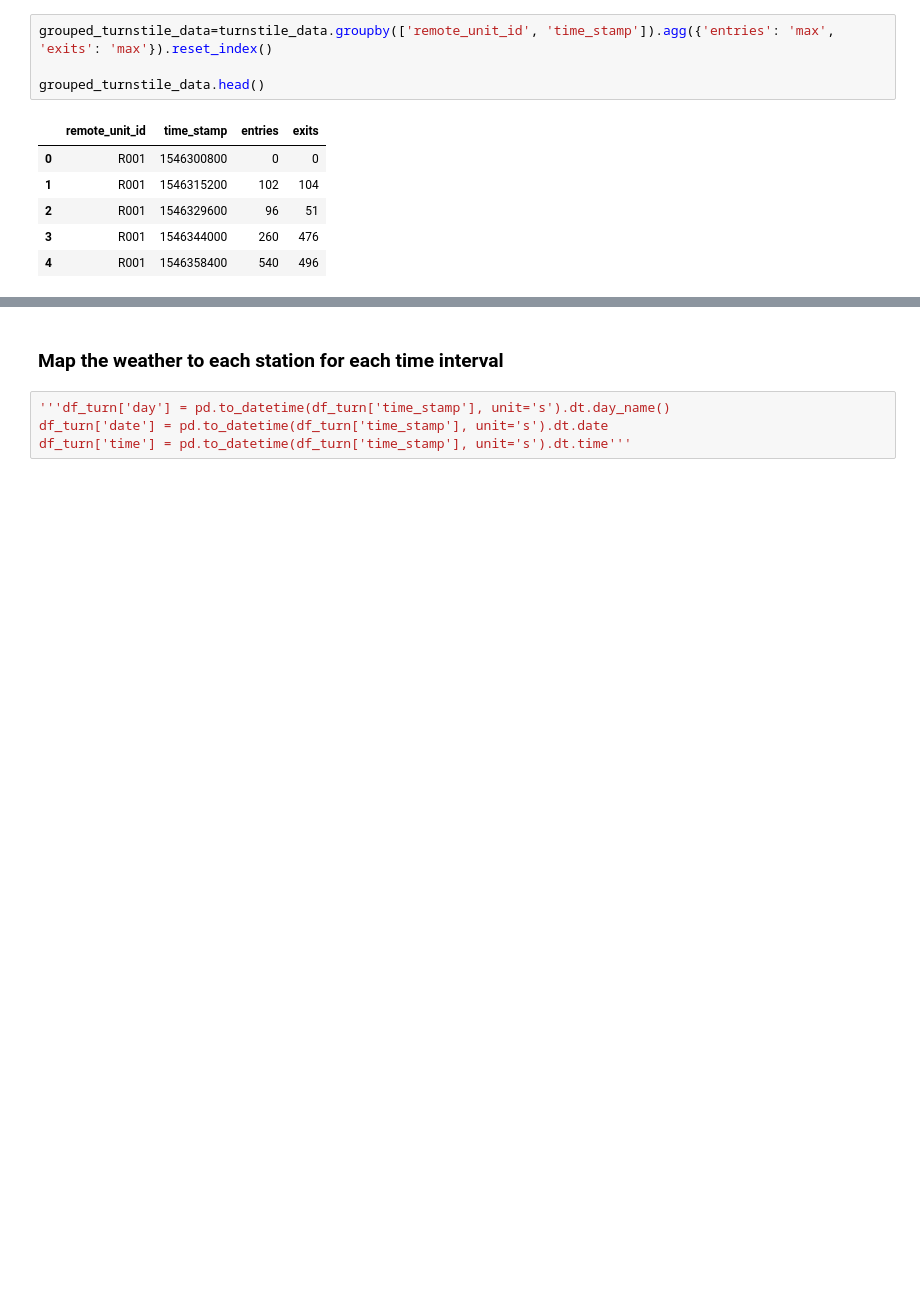
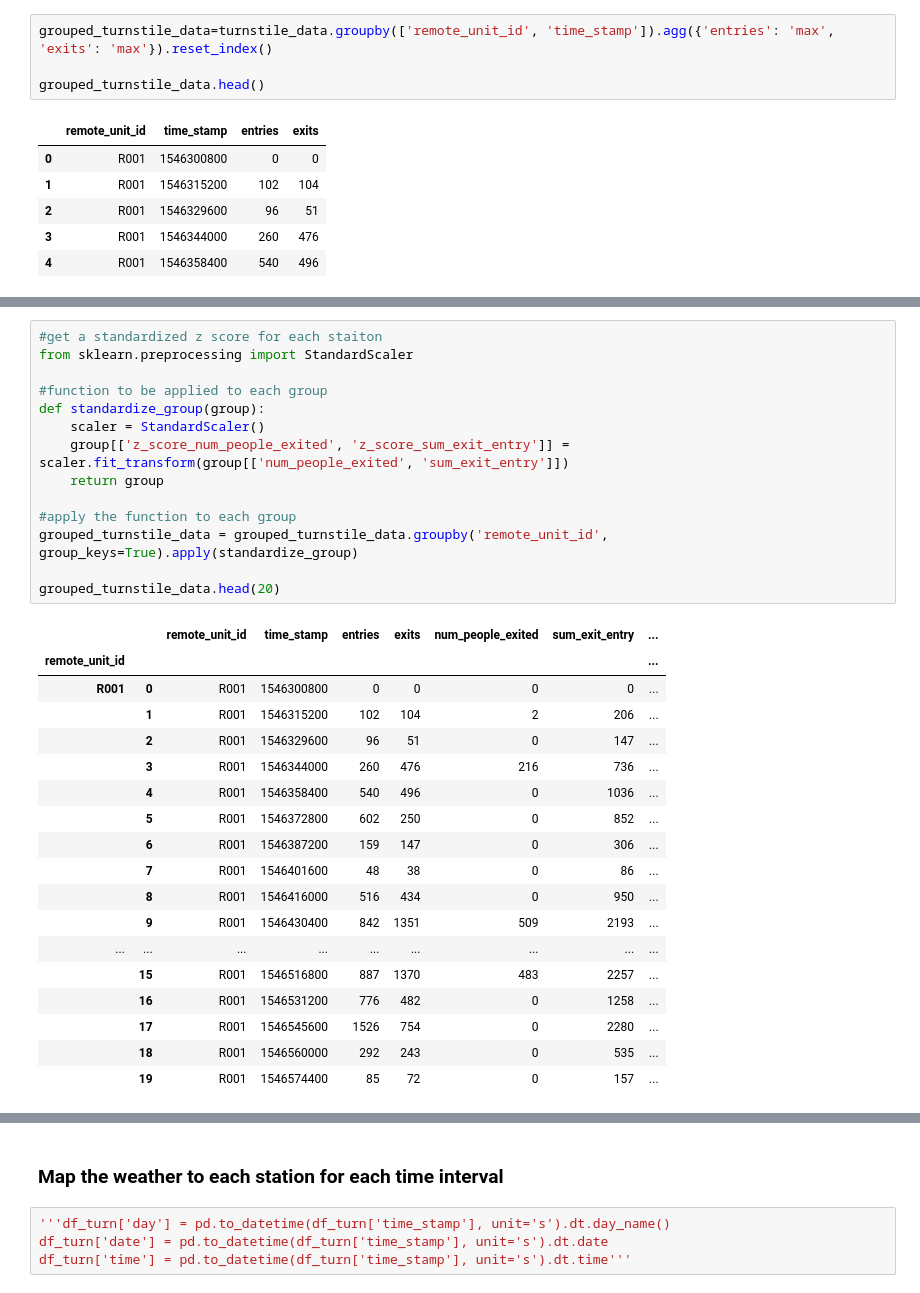
Before and after one commit to Fei117117/NYSeeNow, a Jupyter notebook: NYSeeNow-ML/SubwayData/ml_subway.ipynb, the cells around one changed output, grey strips where cells are left out. Cells and saved outputs as stored; diff of their text form; blank space fills up the shorter version.

```diff
--- a/NYSeeNow-ML/SubwayData/ml_subway.ipynb
+++ b/NYSeeNow-ML/SubwayData/ml_subway.ipynb
@@ -64,0 +66,33 @@ grouped_turnstile_data.head(20)
+# %%
+#get a standardized z score for each staiton
+from sklearn.preprocessing import StandardScaler
+
+#function to be applied to each group
+def standardize_group(group):
+    scaler = StandardScaler()
+    group[['z_score_num_people_exited', 'z_score_sum_exit_entry']] = scaler.fit_transform(group[['num_people_exited', 'sum_exit_entry']])
+    return group
+
+#apply the function to each group
+grouped_turnstile_data = grouped_turnstile_data.groupby('remote_unit_id', group_keys=True).apply(standardize_group)
+
+grouped_turnstile_data.head(20)
+# %% [output]
+|  |  | remote_unit_id | time_stamp | entries | exits | num_people_exited | sum_exit_entry | ... |
+| remote_unit_id |  |  |  |  |  |  |  | ... |
+| R001 | 0 | R001 | 1546300800 | 0 | 0 | 0 | 0 | ... |
+|  | 1 | R001 | 1546315200 | 102 | 104 | 2 | 206 | ... |
+|  | 2 | R001 | 1546329600 | 96 | 51 | 0 | 147 | ... |
+|  | 3 | R001 | 1546344000 | 260 | 476 | 216 | 736 | ... |
+|  | 4 | R001 | 1546358400 | 540 | 496 | 0 | 1036 | ... |
+|  | 5 | R001 | 1546372800 | 602 | 250 | 0 | 852 | ... |
+|  | 6 | R001 | 1546387200 | 159 | 147 | 0 | 306 | ... |
+|  | 7 | R001 | 1546401600 | 48 | 38 | 0 | 86 | ... |
+|  | 8 | R001 | 1546416000 | 516 | 434 | 0 | 950 | ... |
+|  | 9 | R001 | 1546430400 | 842 | 1351 | 509 | 2193 | ... |
+| ... | ... | ... | ... | ... | ... | ... | ... | ... |
+|  | 15 | R001 | 1546516800 | 887 | 1370 | 483 | 2257 | ... |
+|  | 16 | R001 | 1546531200 | 776 | 482 | 0 | 1258 | ... |
+|  | 17 | R001 | 1546545600 | 1526 | 754 | 0 | 2280 | ... |
+|  | 18 | R001 | 1546560000 | 292 | 243 | 0 | 535 | ... |
+|  | 19 | R001 | 1546574400 | 85 | 72 | 0 | 157 | ... |
```
Also changed, not shown: parts of 6 cells of this notebook.
